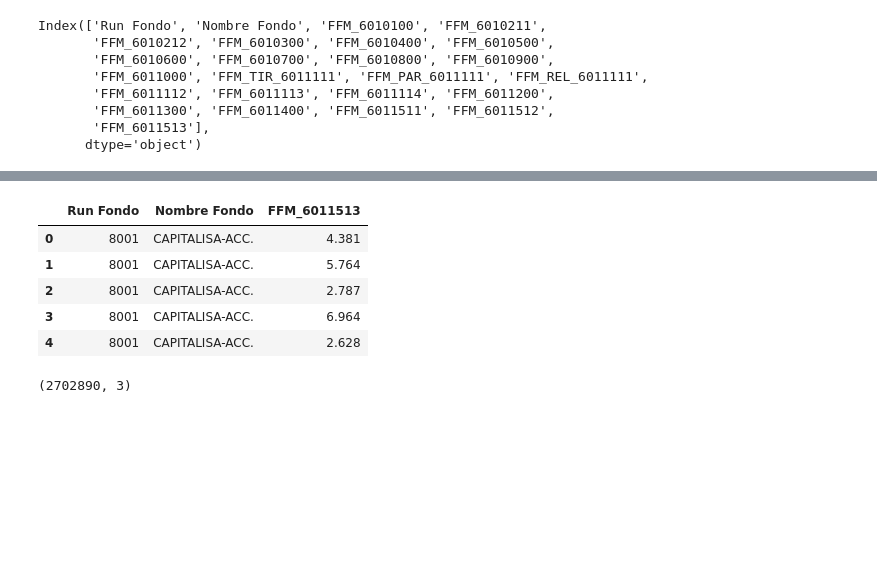
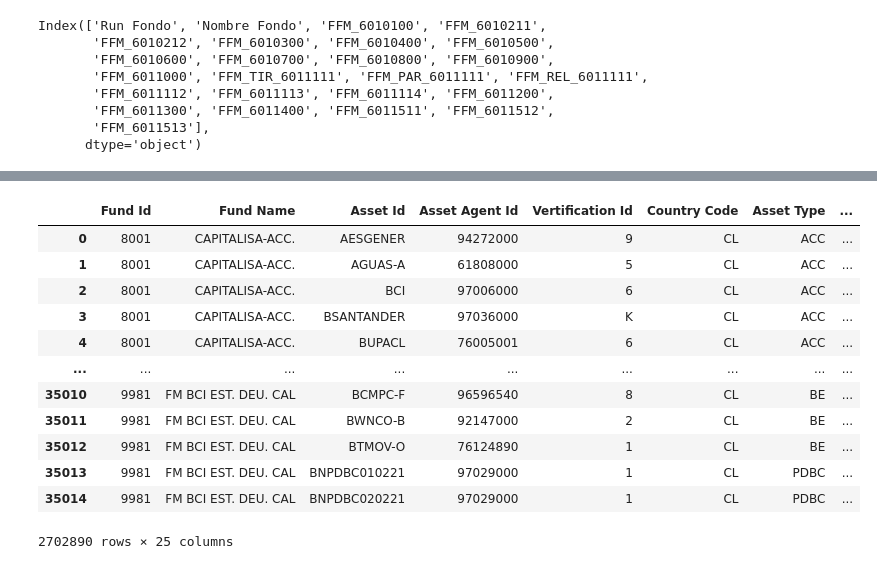
Before and after one commit to chris-santiago/aafm, a Jupyter notebook: notebooks/extract_domestic_holdings.ipynb, the cells around one changed output, grey strips where cells are left out. Saved outputs shown, nothing was run; the diff lists cells and outputs as text; code cells hidden in the pictures; blank space fills up the shorter version.

```diff
--- a/notebooks/extract_domestic_holdings.ipynb
+++ b/notebooks/extract_domestic_holdings.ipynb
@@ -60,14 +47,0 @@ with ProgressBar():
-# %%
-price_data.head()
-# %% [output]
-|  | Run Fondo | Nombre Fondo | FFM_6011513 |
-| 0 | 8001 | CAPITALISA-ACC. | 4.381 |
-| 1 | 8001 | CAPITALISA-ACC. | 5.764 |
-| 2 | 8001 | CAPITALISA-ACC. | 2.787 |
-| 3 | 8001 | CAPITALISA-ACC. | 6.964 |
-| 4 | 8001 | CAPITALISA-ACC. | 2.628 |
-# %%
-
-price_data.shape
-# %% [output]
-(2702890, 3)
@@ -75,0 +79,16 @@ price_data.to_parquet(parquet_filepath, compression='gzip')
+# %%
+pd.read_parquet(parquet_filepath)
+# %% [output]
+|  | Fund Id | Fund Name | Asset Id | Asset Agent Id | Vertification Id | Country Code | Asset Type | ... |
+| 0 | 8001 | CAPITALISA-ACC. | AESGENER | 94272000 | 9 | CL | ACC | ... |
+| 1 | 8001 | CAPITALISA-ACC. | AGUAS-A | 61808000 | 5 | CL | ACC | ... |
+| 2 | 8001 | CAPITALISA-ACC. | BCI | 97006000 | 6 | CL | ACC | ... |
+| 3 | 8001 | CAPITALISA-ACC. | BSANTANDER | 97036000 | K | CL | ACC | ... |
+| 4 | 8001 | CAPITALISA-ACC. | BUPACL | 76005001 | 6 | CL | ACC | ... |
+| ... | ... | ... | ... | ... | ... | ... | ... | ... |
+| 35010 | 9981 | FM BCI EST. DEU. CAL | BCMPC-F | 96596540 | 8 | CL | BE | ... |
+| 35011 | 9981 | FM BCI EST. DEU. CAL | BWNCO-B | 92147000 | 2 | CL | BE | ... |
+| 35012 | 9981 | FM BCI EST. DEU. CAL | BTMOV-O | 76124890 | 1 | CL | BE | ... |
+| 35013 | 9981 | FM BCI EST. DEU. CAL | BNPDBC010221 | 97029000 | 1 | CL | PDBC | ... |
+| 35014 | 9981 | FM BCI EST. DEU. CAL | BNPDBC020221 | 97029000 | 1 | CL | PDBC | ... |
+2702890 rows × 25 columns
```
Also changed, not shown: parts of 5 cells of this notebook, 4 other files.
